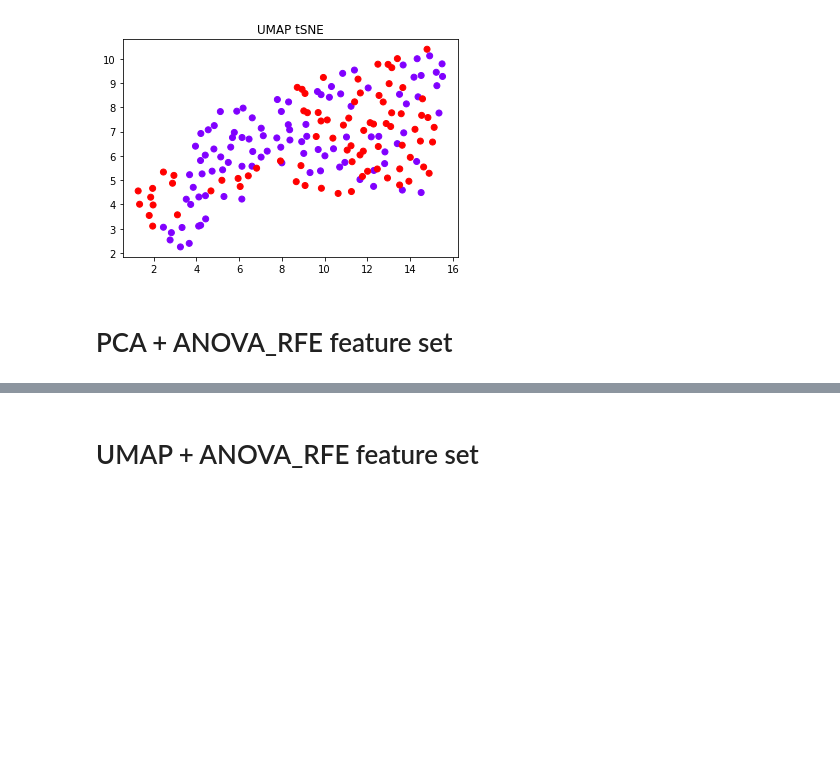
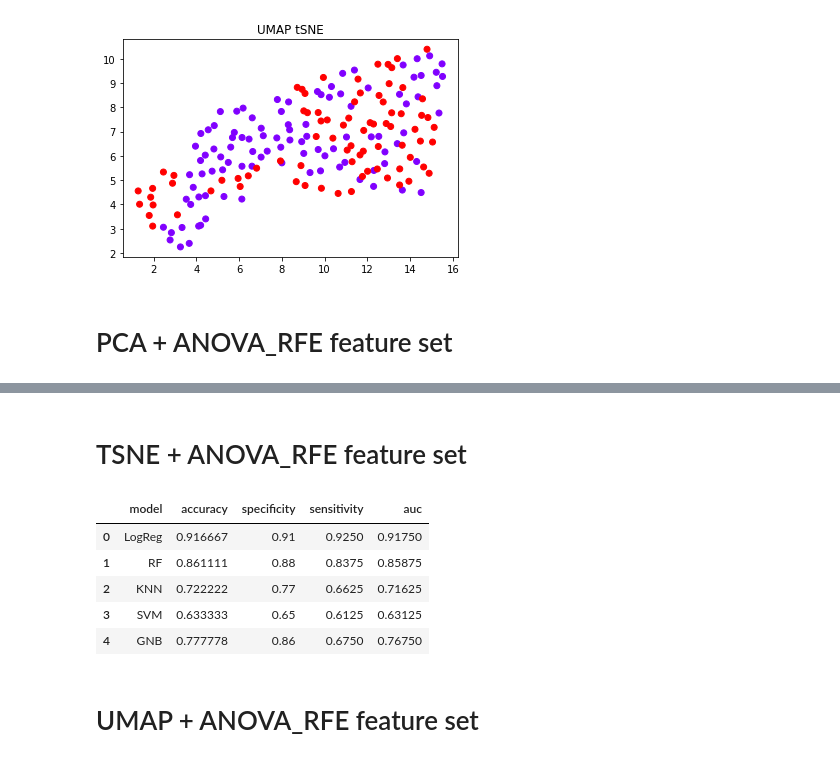
Before and after one commit to hammadkhann/ML-for-AI-and-DS, a Jupyter notebook: Case_study1/Feature_Engineering_Case_Study_1_Hammad.ipynb, the cells around one changed output, grey strips where cells are left out. Drawn from its saved outputs; the diff is of its cells as text; code cells hidden in the pictures; blank space fills up the shorter version.

Commit message:
added tsne

```diff
--- a/Case_study1/Feature_Engineering_Case_Study_1_Hammad.ipynb
+++ b/Case_study1/Feature_Engineering_Case_Study_1_Hammad.ipynb
@@ -469,12 +468,26 @@ pca_results
 | 2 | KNN | 0.700000 | 0.74 | 0.6500 | 0.69500 |
 | 3 | SVM | 0.650000 | 0.63 | 0.6750 | 0.65250 |
 | 4 | GNB | 0.788889 | 0.87 | 0.6875 | 0.77875 |
+# %% [markdown]
+# TSNE + ANOVA_RFE feature set
 # %%
 n_comp = 2
 tsne  = sklearn.manifold.TSNE(n_components=n_comp)
 X_tsne = pd.DataFrame(tsne.fit_transform(X))
 X_df = pd.DataFrame(anova_rfe_data)
 X_tsne.columns = ['tsne_'+str(i) for i in range(n_comp)]
+tsne_data = pd.concat([X_df,  X_tsne], axis=1)
+tsne_data = np.array(tsne_data)
+# %%
+tsne_results = evaluate(models, tsne_data, kf)
+tsne_results
+# %% [output]
+|  | model | accuracy | specificity | sensitivity | auc |
+| 0 | LogReg | 0.916667 | 0.91 | 0.9250 | 0.91750 |
+| 1 | RF | 0.861111 | 0.88 | 0.8375 | 0.85875 |
+| 2 | KNN | 0.722222 | 0.77 | 0.6625 | 0.71625 |
+| 3 | SVM | 0.633333 | 0.65 | 0.6125 | 0.63125 |
+| 4 | GNB | 0.777778 | 0.86 | 0.6750 | 0.76750 |
 # %% [markdown]
 # UMAP + ANOVA_RFE feature set
 # %%
```
Also changed, not shown: parts of 7 cells of this notebook.
